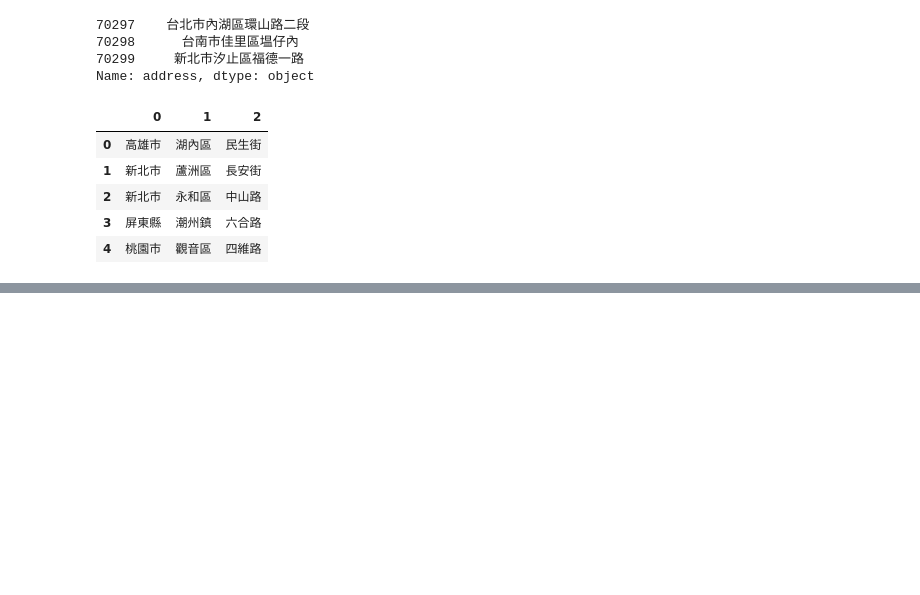
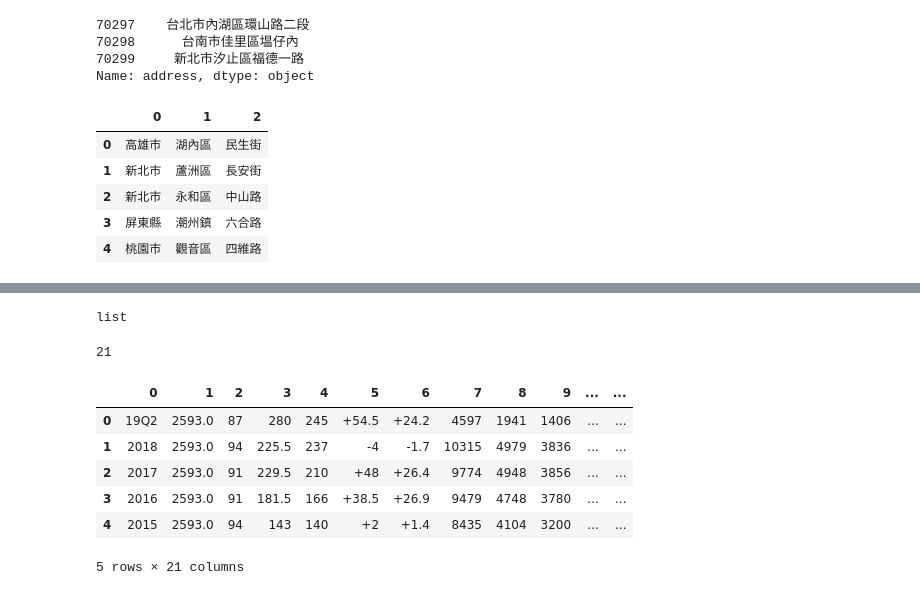
Before and after one commit to ywchiu/chinalife, a Jupyter notebook: Demo20191001.ipynb, the cells around one changed output, grey strips where cells are left out. Cells and saved outputs as stored; diff of their text form; code cells hidden in the pictures; blank space fills up the shorter version.

```diff
--- a/Demo20191001.ipynb
+++ b/Demo20191001.ipynb
@@ -1213,0 +1288,7 @@ house['address'].str.extract('(.+[市縣])(.+[區鎮鄉市])(.+[村街路])').he
+# %%
+import requests
+headers  = {
+   'user-agent' : 'qoo'
+}
+res = requests.get('https://goodinfo.tw/StockInfo/StockBzPerformance.asp?STOCK_ID=2330', headers = headers)
+res.encoding = 'utf-8'
@@ -1213,0 +1297,25 @@ house['address'].str.extract('(.+[市縣])(.+[區鎮鄉市])(.+[村街路])').he
+# %%
+import pandas
+dfs = pandas.read_html(res.text)
+# %%
+type(dfs)
+# %% [output]
+list
+# %%
+df = dfs[15]
+# %%
+len(df.columns)
+# %% [output]
+21
+# %%
+df.columns = range(21)
+# %%
+df.head()
+# %% [output]
+|  | 0 | 1 | 2 | 3 | 4 | 5 | 6 | 7 | 8 | 9 | ... | ... |
+| 0 | 19Q2 | 2593.0 | 87 | 280 | 245 | +54.5 | +24.2 | 4597 | 1941 | 1406 | ... | ... |
+| 1 | 2018 | 2593.0 | 94 | 225.5 | 237 | -4 | -1.7 | 10315 | 4979 | 3836 | ... | ... |
+| 2 | 2017 | 2593.0 | 91 | 229.5 | 210 | +48 | +26.4 | 9774 | 4948 | 3856 | ... | ... |
+| 3 | 2016 | 2593.0 | 91 | 181.5 | 166 | +38.5 | +26.9 | 9479 | 4748 | 3780 | ... | ... |
+| 4 | 2015 | 2593.0 | 94 | 143 | 140 | +2 | +1.4 | 8435 | 4104 | 3200 | ... | ... |
+5 rows × 21 columns
```
Also changed, not shown: parts of 27 cells of this notebook.
